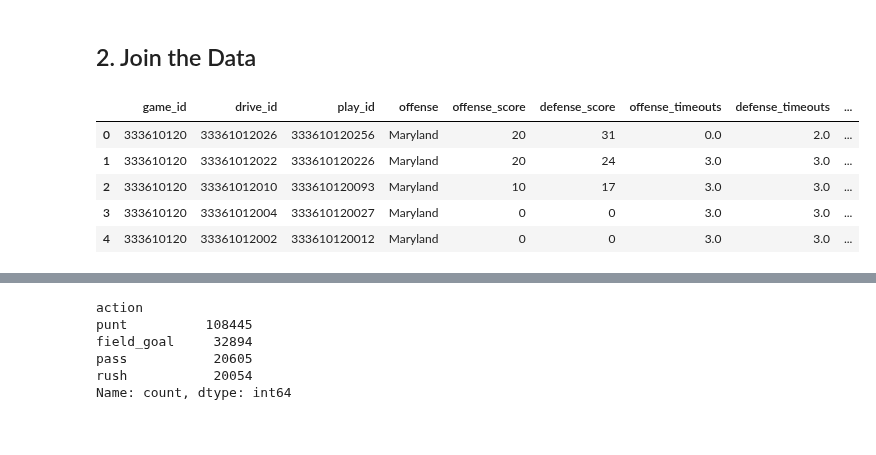
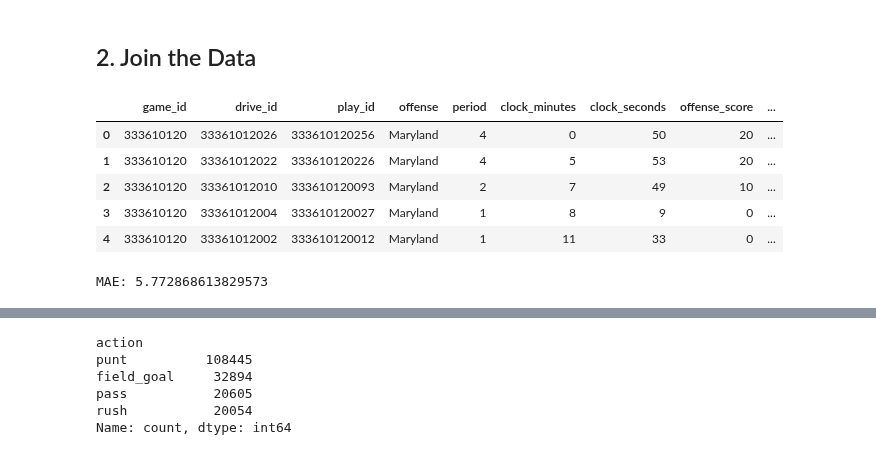
Before and after one commit to lneuendorf/4th-down-models, a Jupyter notebook: notebooks/generate_predictions.ipynb, the cells around one changed output, grey strips where cells are left out. Cells and saved outputs as stored; diff of their text form; code cells hidden in the pictures.

Commit message:
updateing predictions

```diff
--- a/notebooks/generate_predictions.ipynb
+++ b/notebooks/generate_predictions.ipynb
@@ -272,6 +362,7 @@ elo_cols = ['season', 'week', 'division', 'team_id', 'elo']
 weather_cols = [
     'id','precipitation','wind_speed','temperature','game_indoors'
 ]
+spread_cols = ['id','home_spread']
 
 df = (
     df_plays[play_cols].rename(columns={'id':'play_id'})
@@ -291,7 +382,7 @@ df = (
     .query('0 < period <= 4')
     .query('0 <= yards_to_goal <= 100')
     .query('0 <= distance <= 100')
-    .drop(columns=['period','clock_minutes','clock_seconds'])
+    # .drop(columns=['period','clock_minutes','clock_seconds'])
     .merge(
         df_games[game_cols].rename(columns={'id':'game_id'}),
         how='left',
@@ -349,38 +440,68 @@ df = (
             x.distance
         )
     )
+    .merge(
+        df_lines[spread_cols].rename(columns={'id': 'game_id'}),
+        on=['game_id'],
+        how='left'
+    )
 )
 
 df['pressure_rating'] = np.select(
     [
         (df['pct_game_played'] >= (58 / 60)) & (df['score_diff'] >= -3) & (df['score_diff'] <= 0),  # tie or take the lead, last 2 min
         (df['pct_game_played'] >= (55 / 60)) & (df['score_diff'] >= -3) & (df['score_diff'] <= 0),  # tie or take the lead, last 5 - 2 min
         (df['pct_game_played'] >= (50 / 60)) & (df['score_diff'] >= -3) & (df['score_diff'] <= 0),  # tie or take the lead, last 10 - 5 min
         (df['pct_game_played'] >= (45 / 60)) & (df['score_diff'] >= -3) & (df['score_diff'] <= 0),  # tie or take the lead, last 15 - 10 min
     ],
     [4, 3, 2, 1],
     default=0
 )
 
 df = df.assign(
     offense_division = np.where(df['offense'] == df['home_team'], df['home_division'], df['away_division']),
     defense_division = np.where(df['offense'] == df['home_team'], df['away_division'], df['home_division']),
     grass = df.grass.fillna(False),
     game_indoors = df.game_indoors.fillna(False),
     temperature = df.temperature.fillna(int(df.temperature.mean())),
     wind_speed = np.where(df.game_indoors, 0, df.wind_speed.fillna(int(df.wind_speed.mean()))),
     elevation = df.elevation.fillna(int(df.elevation.astype(float).mean())),
     precipitation = np.where(df.game_indoors, 0, df.precipitation.fillna(int(df.precipitation.mean()))),
     defense_timeouts = np.minimum(np.maximum(df.defense_timeouts, 0), 3),
     offense_timeouts = np.minimum(np.maximum(df.offense_timeouts, 0), 3),
 )
 df['elevation'] = df['elevation'].astype(float)
 
 df.head()
 # %% [output]
-|  | game_id | drive_id | play_id | offense | offense_score | defense_score | offense_timeouts | defense_timeouts | ... |
-| 0 | 333610120 | 33361012026 | 333610120256 | Maryland | 20 | 31 | 0.0 | 2.0 | ... |
-| 1 | 333610120 | 33361012022 | 333610120226 | Maryland | 20 | 24 | 3.0 | 3.0 | ... |
-| 2 | 333610120 | 33361012010 | 333610120093 | Maryland | 10 | 17 | 3.0 | 3.0 | ... |
-| 3 | 333610120 | 33361012004 | 333610120027 | Maryland | 0 | 0 | 3.0 | 3.0 | ... |
-| 4 | 333610120 | 33361012002 | 333610120012 | Maryland | 0 | 0 | 3.0 | 3.0 | ... |
+|  | game_id | drive_id | play_id | offense | period | clock_minutes | clock_seconds | offense_score | ... |
+| 0 | 333610120 | 33361012026 | 333610120256 | Maryland | 4 | 0 | 50 | 20 | ... |
+| 1 | 333610120 | 33361012022 | 333610120226 | Maryland | 4 | 5 | 53 | 20 | ... |
+| 2 | 333610120 | 33361012010 | 333610120093 | Maryland | 2 | 7 | 49 | 10 | ... |
+| 3 | 333610120 | 33361012004 | 333610120027 | Maryland | 1 | 8 | 9 | 0 | ... |
+| 4 | 333610120 | 33361012002 | 333610120012 | Maryland | 1 | 11 | 33 | 0 | ... |
+# %%
+# Impute the missing point spread values
+
+from sklearn.linear_model import LinearRegression
+from sklearn.model_selection import train_test_split
+from sklearn.metrics import mean_absolute_error
+
+cols = ['game_id', 'home_spread', 'home_pregame_elo', 'away_pregame_elo']
+df_spred_pred = df[cols].query('home_spread.notnull() and home_pregame_elo.notnull() and away_pregame_elo.notnull()').drop_duplicates('game_id')
+
+X = df_spred_pred[['home_pregame_elo', 'away_pregame_elo']]
+y = df_spred_pred['home_spread']
+X_train, X_test, y_train, y_test = train_test_split(X, y, test_size=0.2, random_state=42)
+
+model = LinearRegression()
+model.fit(X_train, y_train)
+y_pred = model.predict(X_test)
+print(f'MAE: {mean_absolute_error(y_test, y_pred)}')
+
+df['home_spread_pred'] = model.predict(df[['home_pregame_elo', 'away_pregame_elo']])
+
+df['home_spread'] = df['home_spread'].fillna(df['home_spread_pred'])
+df.drop(columns=['home_spread_pred'], inplace=True)
+# %% [output]
+MAE: 5.772868613829573
```
Also changed, not shown: parts of 8 cells of this notebook.
